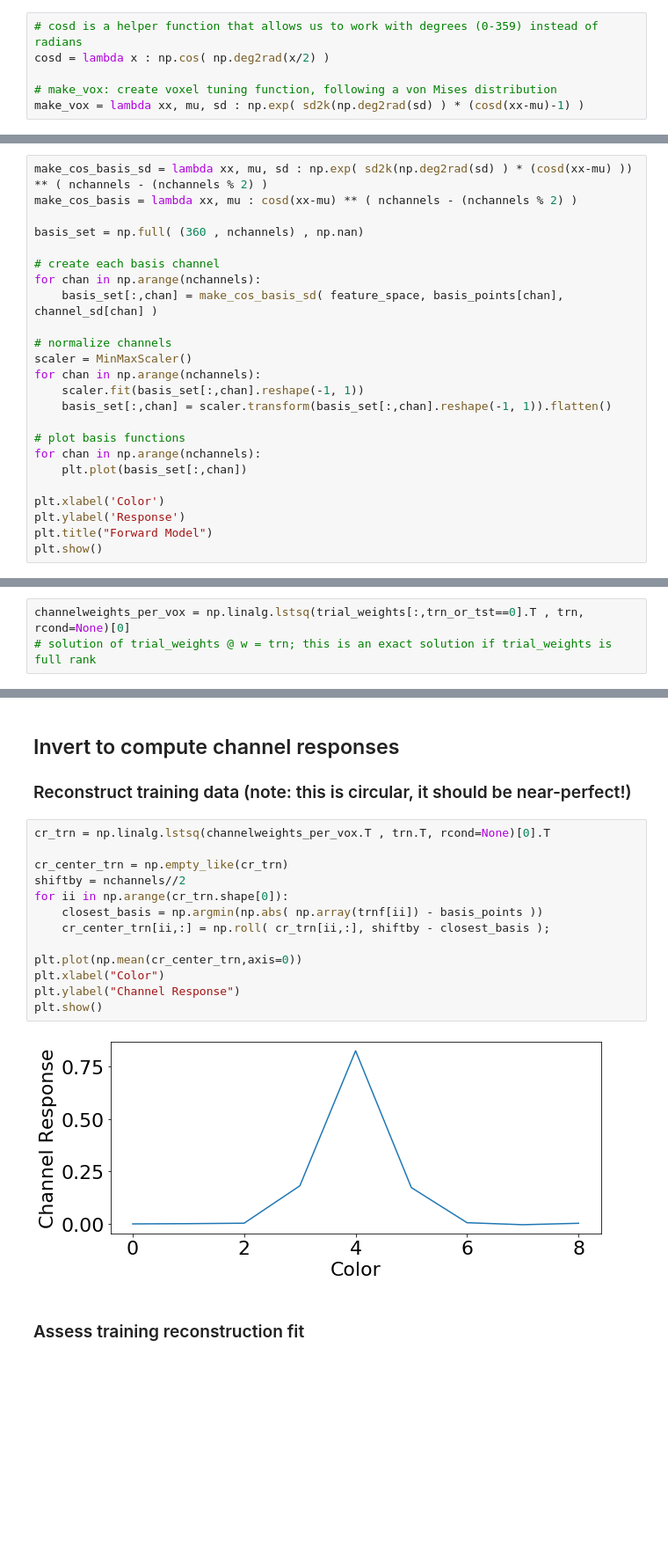
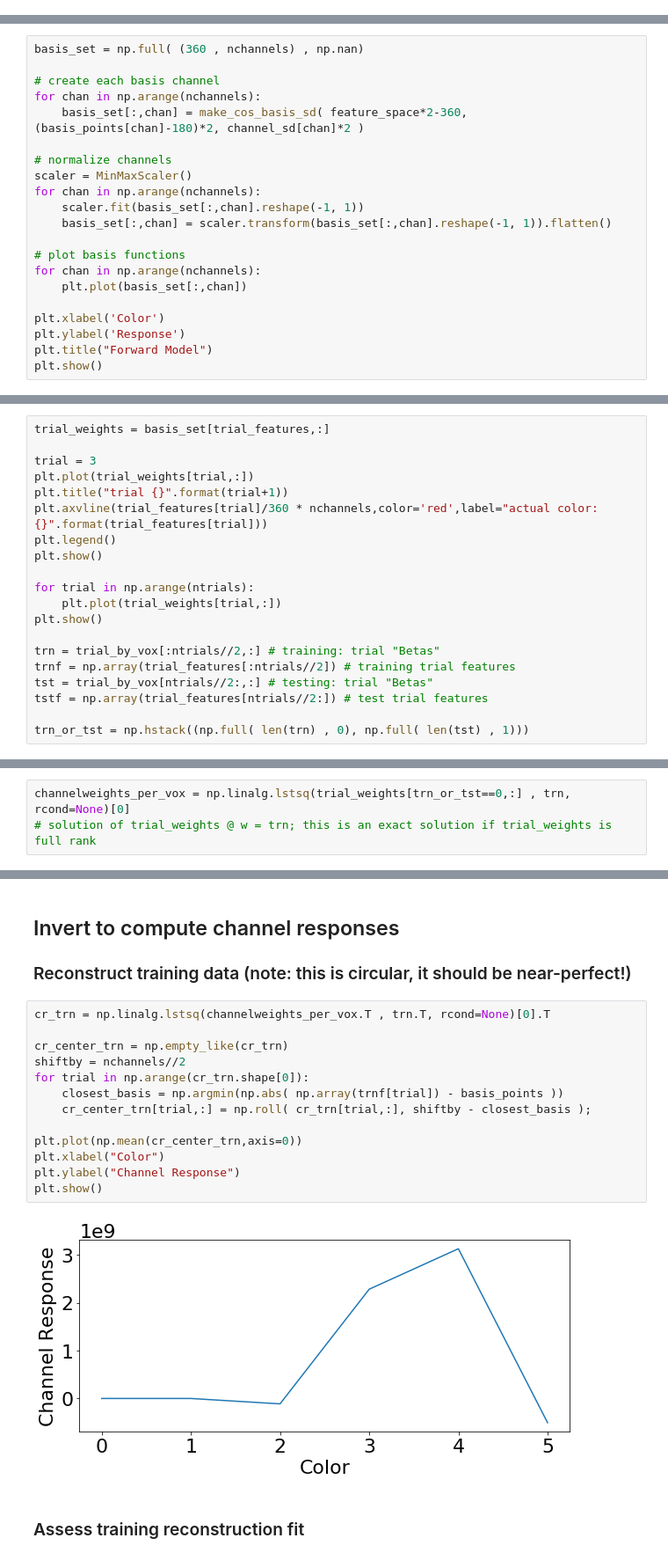
Before and after one commit to PaulScotti/iem_sim, a Jupyter notebook: iem_sim.ipynb, the cells around one changed output, grey strips where cells are left out. Shown at 88% size. Cells and saved outputs as stored; diff of their text form; blank space fills up the shorter version.

```diff
--- a/iem_sim.ipynb
+++ b/iem_sim.ipynb
@@ -74,6 +116,0 @@ def within180(x):
-# %%
-# cosd is a helper function that allows us to work with degrees (0-359) instead of radians
-cosd = lambda x : np.cos( np.deg2rad(x/2) )
-
-# make_vox: create voxel tuning function, following a von Mises distribution
-make_vox = lambda xx, mu, sd : np.exp( sd2k(np.deg2rad(sd) ) * (cosd(xx-mu)-1) )
@@ -150,12 +207,9 @@ trn_or_tst = np.hstack((np.full( len(trn) , 0), np.full( len(tst) , 1)))
 # %%
-make_cos_basis_sd = lambda xx, mu, sd : np.exp( sd2k(np.deg2rad(sd) ) * (cosd(xx-mu) )) ** ( nchannels - (nchannels % 2) )
-make_cos_basis = lambda xx, mu : cosd(xx-mu) ** ( nchannels - (nchannels % 2) )
-
 basis_set = np.full( (360 , nchannels) , np.nan)
 
 # create each basis channel
 for chan in np.arange(nchannels):
-    basis_set[:,chan] = make_cos_basis_sd( feature_space, basis_points[chan], channel_sd[chan] )
+    basis_set[:,chan] = make_cos_basis_sd( feature_space*2-360, (basis_points[chan]-180)*2, channel_sd[chan]*2 )
 
 # normalize channels
 scaler = MinMaxScaler()
@@ -218,0 +266,20 @@ for trial in np.arange(ntrials):
+# %%
+trial_weights = basis_set[trial_features,:]
+
+trial = 3
+plt.plot(trial_weights[trial,:])
+plt.title("trial {}".format(trial+1))
+plt.axvline(trial_features[trial]/360 * nchannels,color='red',label="actual color: {}".format(trial_features[trial]))
+plt.legend()
+plt.show()
+
+for trial in np.arange(ntrials):
+    plt.plot(trial_weights[trial,:])
+plt.show()
+
+trn = trial_by_vox[:ntrials//2,:] # training: trial "Betas"
+trnf = np.array(trial_features[:ntrials//2]) # training trial features
+tst = trial_by_vox[ntrials//2:,:] # testing: trial "Betas"
+tstf = np.array(trial_features[ntrials//2:]) # test trial features
+
+trn_or_tst = np.hstack((np.full( len(trn) , 0), np.full( len(tst) , 1)))
@@ -228,7 +298,7 @@ Design matrix: rank = 9
 # %% [markdown]
 ## Compute weights of forward model
 # %%
-channelweights_per_vox = np.linalg.lstsq(trial_weights[:,trn_or_tst==0].T , trn, rcond=None)[0]
+channelweights_per_vox = np.linalg.lstsq(trial_weights[trn_or_tst==0,:] , trn, rcond=None)[0]
 # solution of trial_weights @ w = trn; this is an exact solution if trial_weights is full rank
 # %%
 # # visualization of results so far...
@@ -260,18 +330,18 @@ channelweights_per_vox = np.linalg.lstsq(trial_weights[:,trn_or_tst==0].T , trn,
 # %%
 cr_trn = np.linalg.lstsq(channelweights_per_vox.T , trn.T, rcond=None)[0].T
 
 cr_center_trn = np.empty_like(cr_trn)
 shiftby = nchannels//2
-for ii in np.arange(cr_trn.shape[0]):
-    closest_basis = np.argmin(np.abs( np.array(trnf[ii]) - basis_points ))
-    cr_center_trn[ii,:] = np.roll( cr_trn[ii,:], shiftby - closest_basis );
+for trial in np.arange(cr_trn.shape[0]):
+    closest_basis = np.argmin(np.abs( np.array(trnf[trial]) - basis_points ))
+    cr_center_trn[trial,:] = np.roll( cr_trn[trial,:], shiftby - closest_basis );
 
 plt.plot(np.mean(cr_center_trn,axis=0))
 plt.xlabel("Color")
 plt.ylabel("Channel Response")
 plt.show()
 # %% [output]
-[figure, old version]
+[figure, new version]
 # %% [markdown]
 ### Assess training reconstruction fit
 # %%
```
Also changed, not shown: parts of 64 cells of this notebook, 1 other file.
